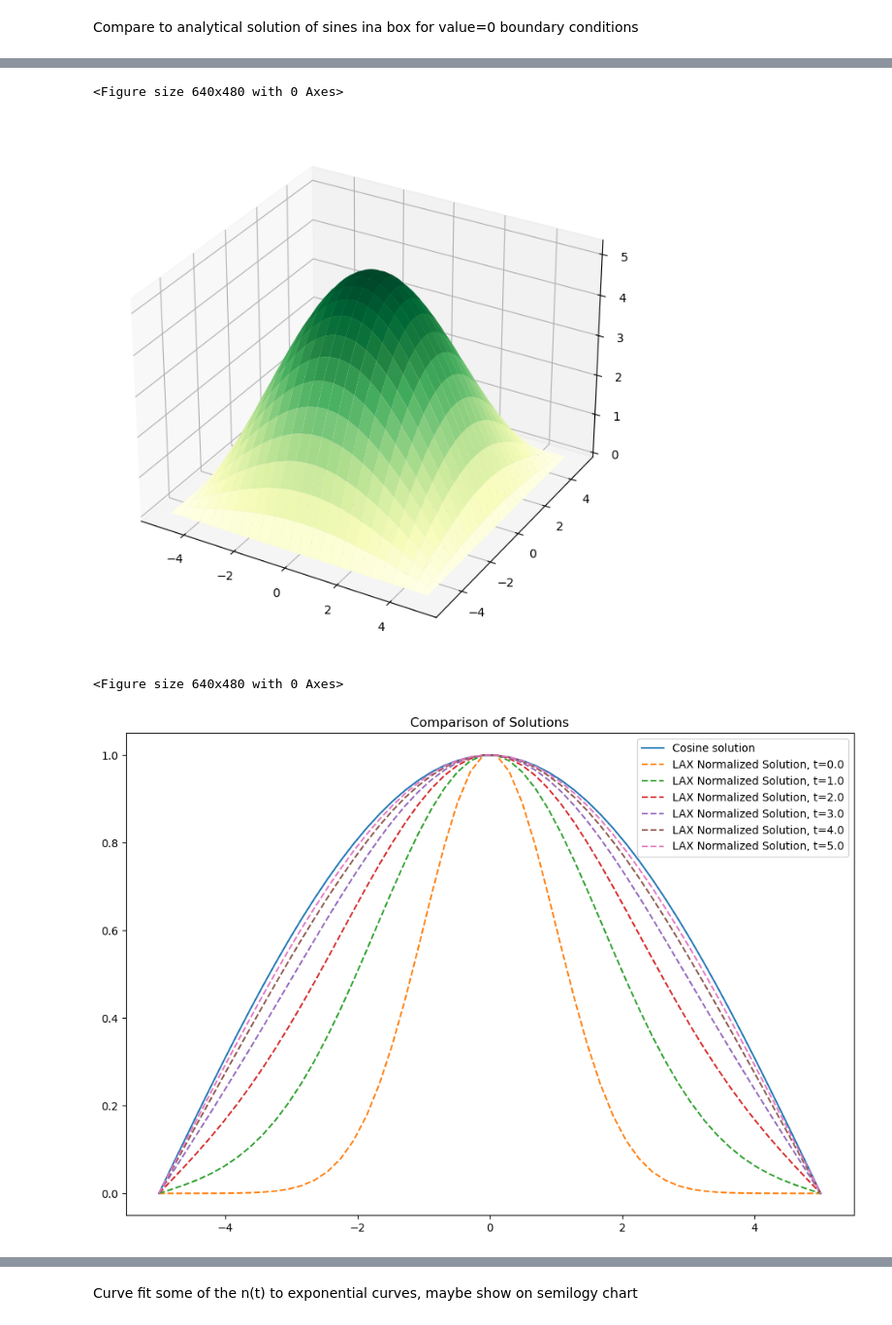
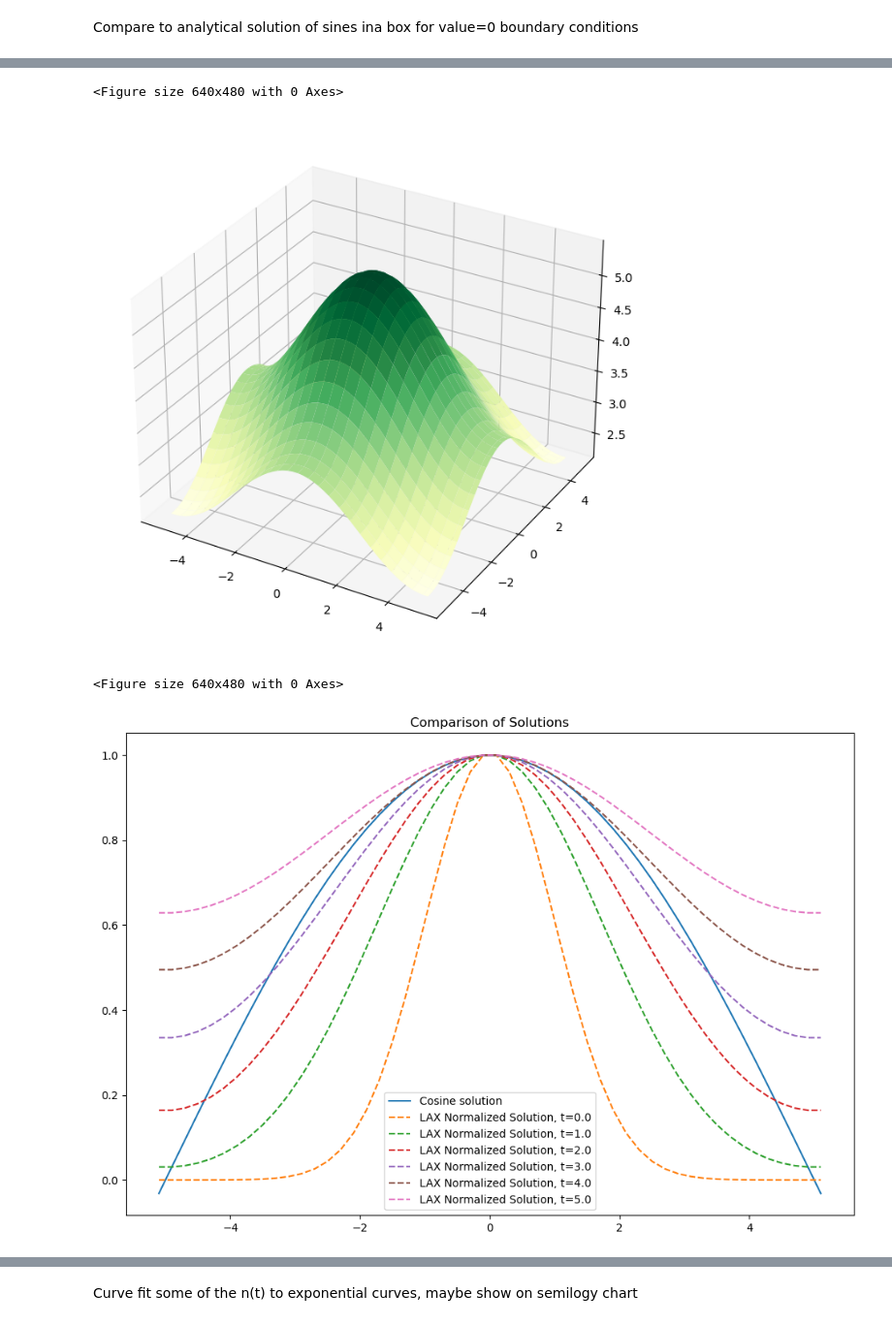
Before and after one commit to LordofDorknes/ProfHurst_PHYS240_Sp23, a Jupyter notebook: Newby/Project/Newby_Robin_Neutron_Diffusion.ipynb, the cells around one changed output, grey strips where cells are left out. Shown at 97% size. Cells and saved outputs as stored; diff of their text form; code cells hidden in the pictures.

Commit message:
had some issues for the zero derivative boundary analytical soln, dropping that

```diff
--- a/Newby/Project/Newby_Robin_Neutron_Diffusion.ipynb
+++ b/Newby/Project/Newby_Robin_Neutron_Diffusion.ipynb
@@ -24,7 +24,7 @@ Tmax=15
 
 
 #boundary condition type
-boundType=0 #0 for value, 1 for derivative
+boundType=1 #0 for value, 1 for derivative
 schemeType=1 # 0 for FTCS, 1 for LAX
 
 
@@ -209,10 +194,9 @@ if save_anim:
 Compare to analytical solution of sines ina box for value=0 boundary conditions
 # %%
 def analytic_soln(x,y):
-    A=np.cos(np.pi/L*x)*np.cos(np.pi/L*y)
+    k=np.pi/L
+    A=np.cos(k*x)*np.cos(k*y)
     return A
-
-
 xp, yp = np.meshgrid(x, y)
 solut=analytic_soln(xp,yp)
 
@@ -236,9 +220,12 @@ curve_soln2=ax.plot(x,solut[:,(Ny+2)//2],label='Cosine solution')
 
 timestep_of_graph=500
 for graphtime in range(6):
-    timestep_of_graph=graphtime*100
+    timestep_of_graph=int(graphtime//tau)
     norm_factor=np.max(evolution[:,(Ny+2)//2,timestep_of_graph])
-    curve_exper2=ax.plot(x,evolution[:,(Ny+2)//2,timestep_of_graph]/norm_factor,label=f'{schemeName} Normalized Solution, t={t[timestep_of_graph]}',linestyle='--')
+    offset=0
+    normed_offseted_soln=(evolution[:,(Ny+2)//2,timestep_of_graph]-offset)/norm_factor
+
+    curve_exper2=ax.plot(x,normed_offseted_soln,label=f'{schemeName} Normalized Solution, t={t[timestep_of_graph]:.1f}',linestyle='--')
 
 plt.legend()
 plt.title(f'Comparison of Solutions')
@@ -248,7 +235,7 @@ Text(0.5, 1.0, 'Comparison of Solutions')
 <Figure size 640x480 with 0 Axes>
-[figure, old version]
+[figure, new version]
 <Figure size 640x480 with 0 Axes>
-[figure, old version]
+[figure, new version]
 # %% [markdown]
 Thank god this thing DOES look like what I expect for the analytical solution.
 
```
Also changed, not shown: parts of 13 cells of this notebook.
